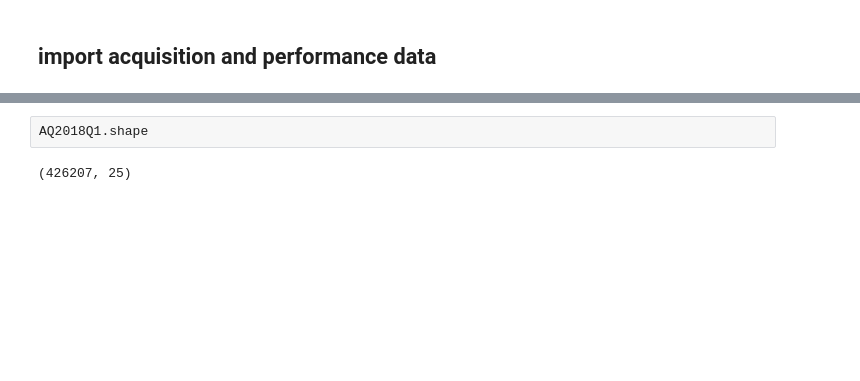
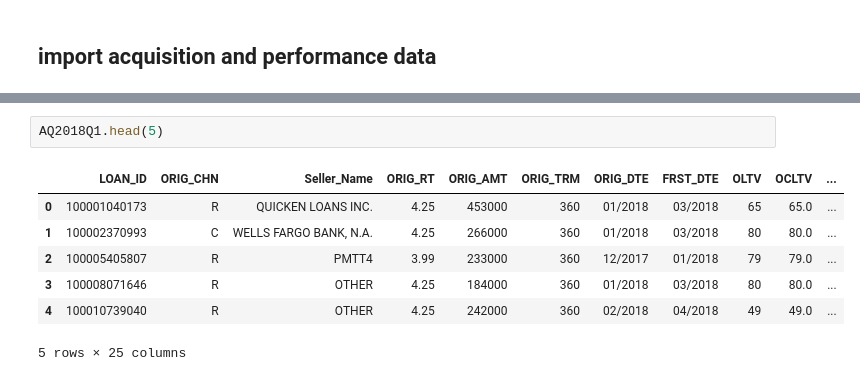
Before and after one commit to longhowlam/fanniemae_family_loans, a Jupyter notebook: fanniemae_analysis.ipynb, the cells around one changed output, grey strips where cells are left out. Cells and saved outputs as stored; diff of their text form; blank space fills up the shorter version.

```diff
--- a/fanniemae_analysis.ipynb
+++ b/fanniemae_analysis.ipynb
@@ -27,5 +36,11 @@ AQ2018Q1 = pd.read_csv(
-# %%
-AQ2018Q1.shape
-# %% [output]
-(426207, 25)
+# %%
+AQ2018Q1.head(5)
+# %% [output]
+|  | LOAN_ID | ORIG_CHN | Seller_Name | ORIG_RT | ORIG_AMT | ORIG_TRM | ORIG_DTE | FRST_DTE | OLTV | OCLTV | ... |
+| 0 | 100001040173 | R | QUICKEN LOANS INC. | 4.25 | 453000 | 360 | 01/2018 | 03/2018 | 65 | 65.0 | ... |
+| 1 | 100002370993 | C | WELLS FARGO BANK, N.A. | 4.25 | 266000 | 360 | 01/2018 | 03/2018 | 80 | 80.0 | ... |
+| 2 | 100005405807 | R | PMTT4 | 3.99 | 233000 | 360 | 12/2017 | 01/2018 | 79 | 79.0 | ... |
+| 3 | 100008071646 | R | OTHER | 4.25 | 184000 | 360 | 01/2018 | 03/2018 | 80 | 80.0 | ... |
+| 4 | 100010739040 | R | OTHER | 4.25 | 242000 | 360 | 02/2018 | 04/2018 | 49 | 49.0 | ... |
+5 rows × 25 columns
 # %%
```
Also changed, not shown: parts of 11 cells of this notebook.
